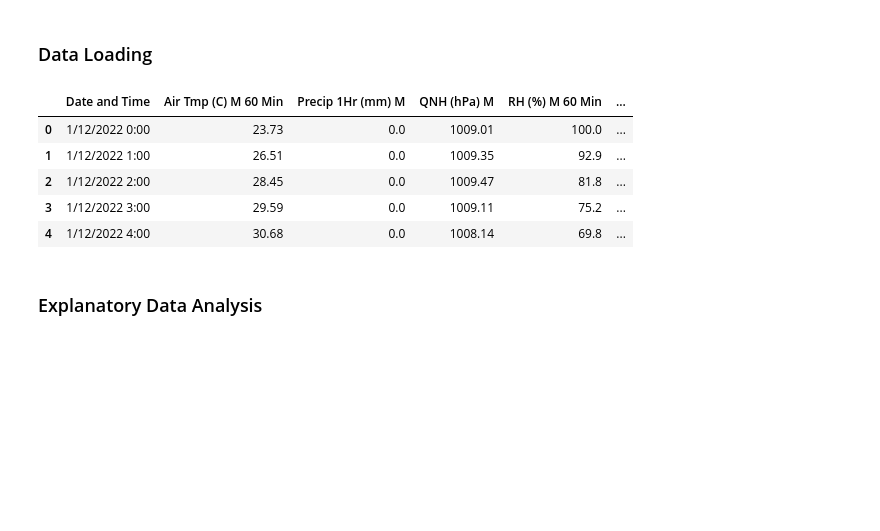
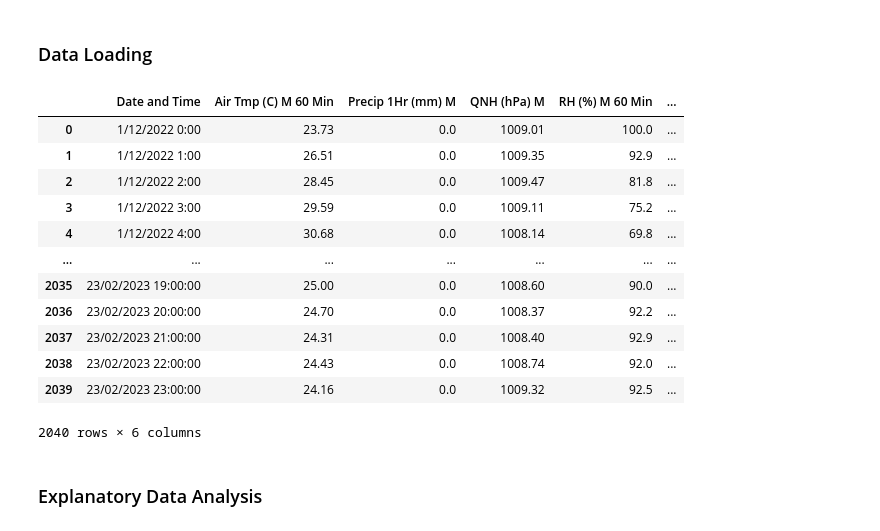
Before and after one commit to el-thobhy/rainfall-prediction, a Jupyter notebook: test_code_bmkg.ipynb, the cells around one changed output. Drawn from its saved outputs; the diff is of its cells as text; code cells hidden in the pictures; blank space fills up the shorter version.

```diff
--- a/test_code_bmkg.ipynb
+++ b/test_code_bmkg.ipynb
@@ -11,14 +11,21 @@ import numpy as np
 # %%
 data_baru = pd.read_excel('Data Des 2022 to Feb 2023 perjam Clean.xlsx')
 data_baru = data_baru.drop('klasifikasi', axis=1)
-data_baru.head()
+data_baru
 # %% [output]
 |  | Date and Time | Air Tmp (C) M 60 Min | Precip 1Hr (mm) M | QNH (hPa) M | RH (%) M 60 Min | ... |
 | 0 | 1/12/2022 0:00 | 23.73 | 0.0 | 1009.01 | 100.0 | ... |
 | 1 | 1/12/2022 1:00 | 26.51 | 0.0 | 1009.35 | 92.9 | ... |
 | 2 | 1/12/2022 2:00 | 28.45 | 0.0 | 1009.47 | 81.8 | ... |
 | 3 | 1/12/2022 3:00 | 29.59 | 0.0 | 1009.11 | 75.2 | ... |
 | 4 | 1/12/2022 4:00 | 30.68 | 0.0 | 1008.14 | 69.8 | ... |
+| ... | ... | ... | ... | ... | ... | ... |
+| 2035 | 23/02/2023 19:00:00 | 25.00 | 0.0 | 1008.60 | 90.0 | ... |
+| 2036 | 23/02/2023 20:00:00 | 24.70 | 0.0 | 1008.37 | 92.2 | ... |
+| 2037 | 23/02/2023 21:00:00 | 24.31 | 0.0 | 1008.40 | 92.9 | ... |
+| 2038 | 23/02/2023 22:00:00 | 24.43 | 0.0 | 1008.74 | 92.0 | ... |
+| 2039 | 23/02/2023 23:00:00 | 24.16 | 0.0 | 1009.32 | 92.5 | ... |
+2040 rows × 6 columns
 # %% [markdown]
 ### Explanatory Data Analysis
 # %% [markdown]
```
Also changed, not shown: 1 other file.
